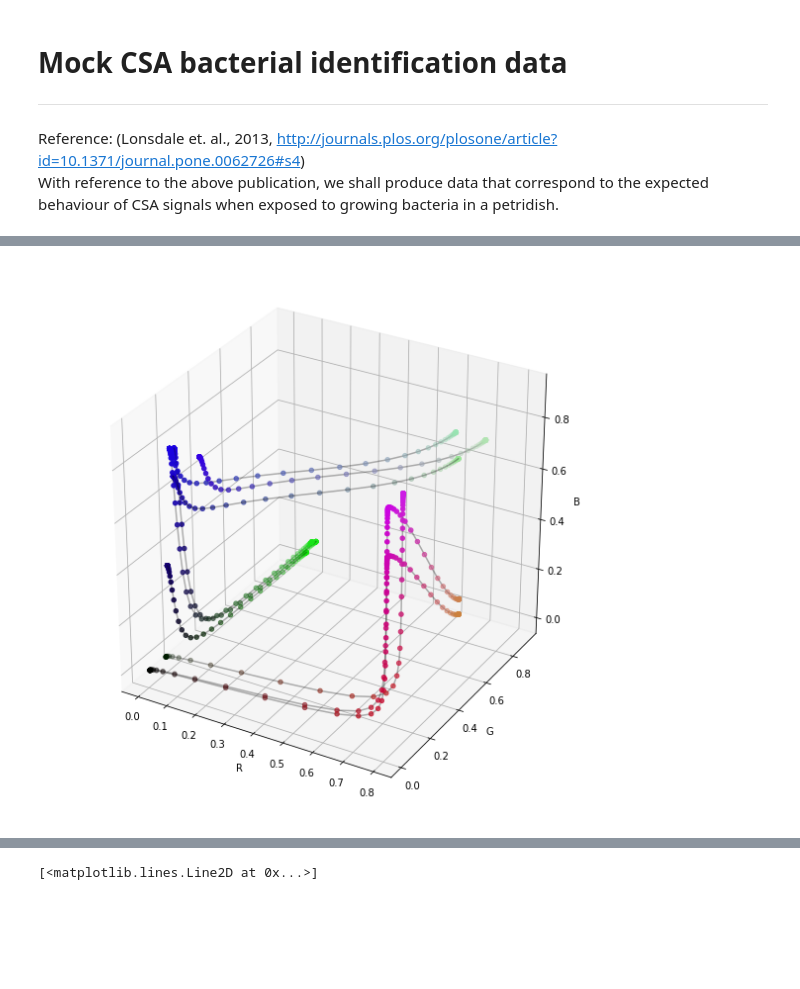
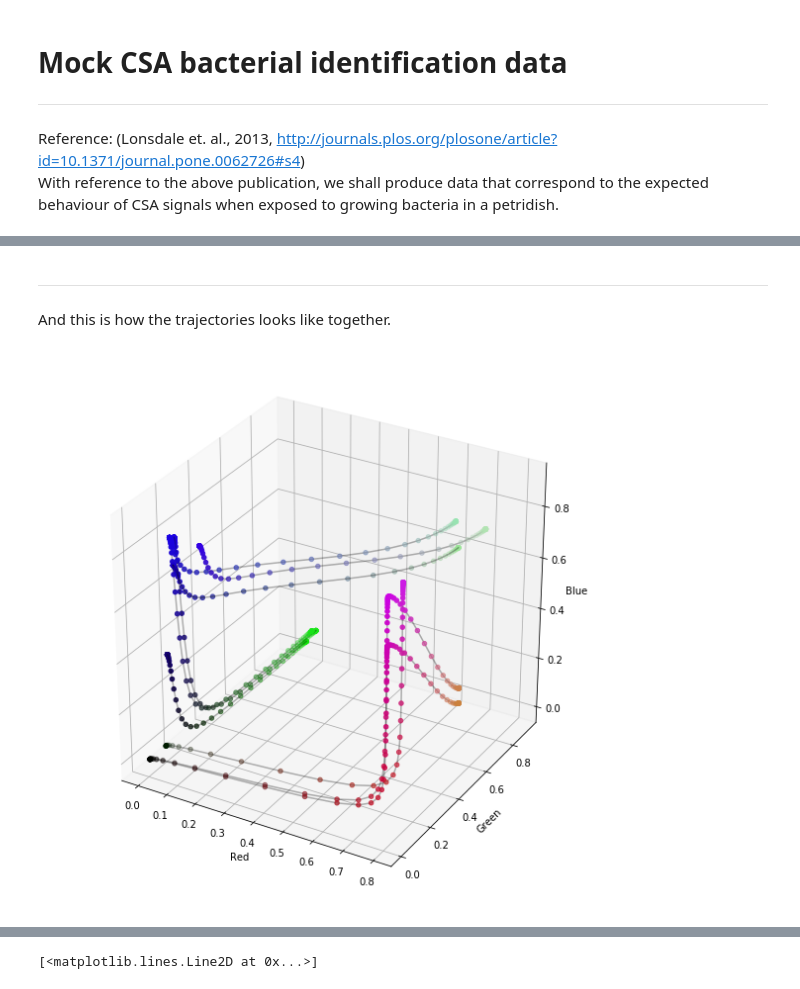
Before and after one commit to edmundlth/advanced_business_analytics_materials, a Jupyter notebook: animation_gesalt_principle_data.ipynb, the cells around one changed output, grey strips where cells are left out. Cells and saved outputs as stored; diff of their text form; code cells hidden in the pictures; blank space fills up the shorter version.

```diff
--- a/animation_gesalt_principle_data.ipynb
+++ b/animation_gesalt_principle_data.ipynb
@@ -84,13 +59,16 @@ curve9 = np.array([red_func3(time) + 0.1, green_func3(time), blue_func3(time)]).
 all_curves = np.array([curve1, curve2, curve3, curve4, curve5, curve6, curve7, curve8, curve9])
+# %% [markdown]
+---
+And this is how the trajectories looks like together.
 # %%
 fig = plt.figure(figsize=(10, 10))
 ax = fig.add_subplot(111, projection='3d')
-ax.set_xlabel("R")
-ax.set_ylabel("G")
-ax.set_zlabel("B")
+ax.set_xlabel("Red")
+ax.set_ylabel("Green")
+ax.set_zlabel("Blue")
 
 for curve in all_curves:
     ax.scatter3D(xs=curve[:, 0], ys=curve[:, 1], zs=curve[:, 2], c = curve)
     ax.plot3D(curve[:, 0], curve[:, 1], zs = curve[:, 2], alpha=0.3, color='black')
 # %% [output]
-[figure, old version]
+[figure, new version]
```
Also changed, not shown: parts of 31 cells of this notebook, 1 other file.
